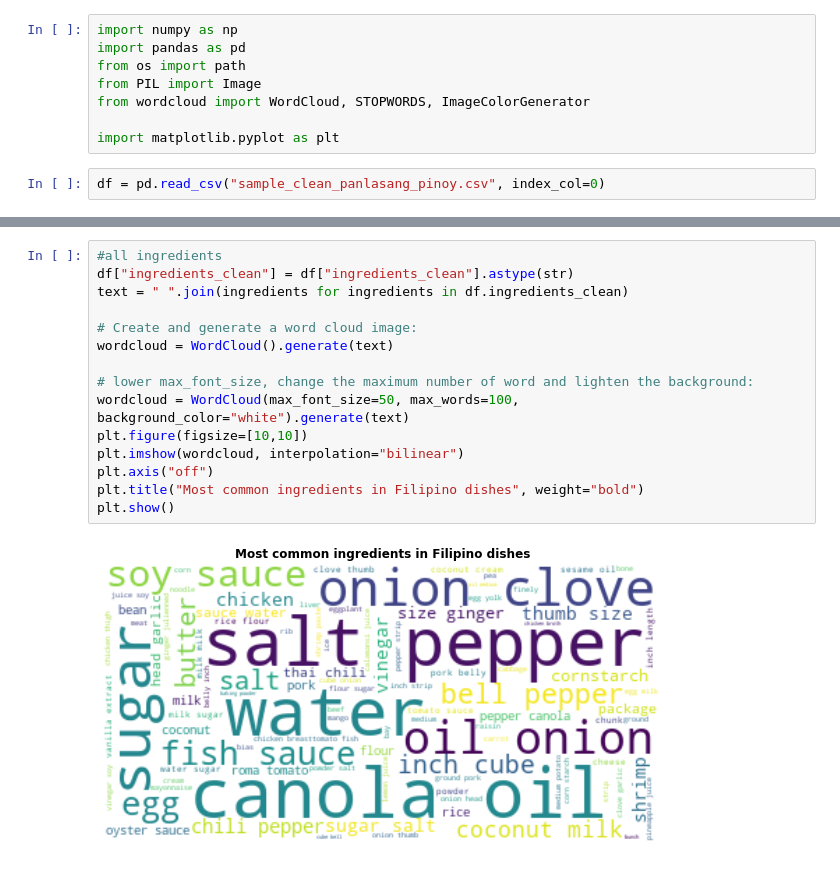
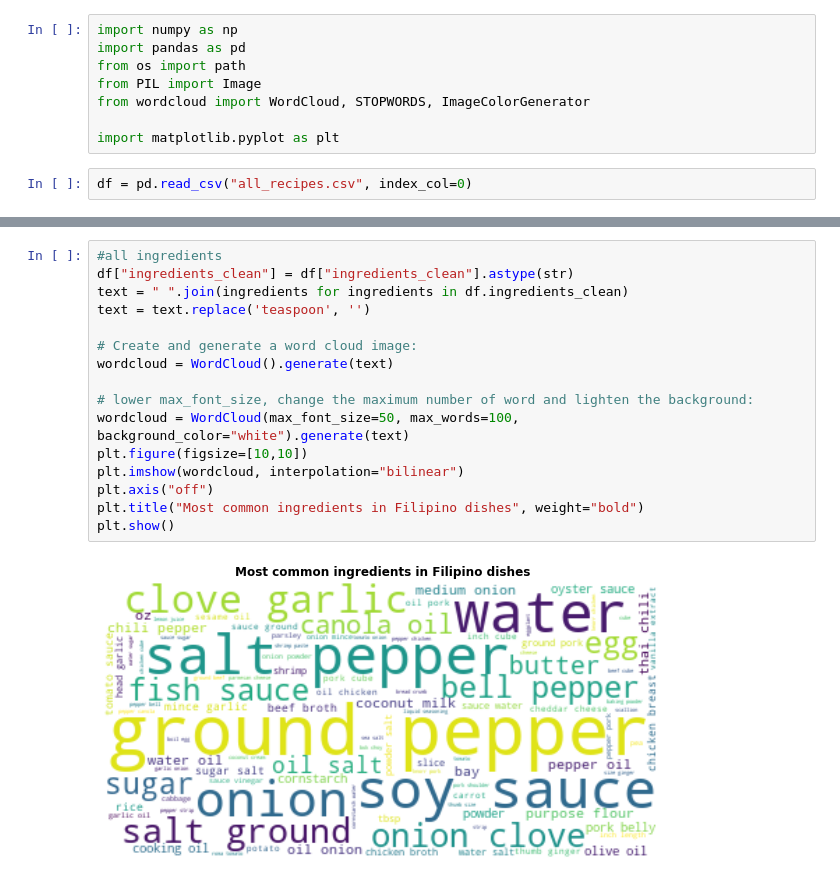
Before and after one commit to emersonnuqui/sprint-4-group-4, a Jupyter notebook: EDA/Recipe Wordcloud.ipynb, the cells around one changed output, grey strips where cells are left out. Saved outputs shown, nothing was run; the diff lists cells and outputs as text.

```diff
--- a/EDA/Recipe Wordcloud.ipynb
+++ b/EDA/Recipe Wordcloud.ipynb
@@ -7,7 +7,7 @@ from wordcloud import WordCloud, STOPWORDS, ImageColorGenerator
 
 import matplotlib.pyplot as plt
 # %%
-df = pd.read_csv("sample_clean_panlasang_pinoy.csv", index_col=0)
+df = pd.read_csv("all_recipes.csv", index_col=0)
 # %%
 df.shape
 # %% [output]
@@ -24,18 +24,19 @@ df.head()
 # %%
 #all ingredients
 df["ingredients_clean"] = df["ingredients_clean"].astype(str)
 text = " ".join(ingredients for ingredients in df.ingredients_clean)
+text = text.replace('teaspoon', '')
 
 # Create and generate a word cloud image:
 wordcloud = WordCloud().generate(text)
 
 # lower max_font_size, change the maximum number of word and lighten the background:
 wordcloud = WordCloud(max_font_size=50, max_words=100, background_color="white").generate(text)
 plt.figure(figsize=[10,10])
 plt.imshow(wordcloud, interpolation="bilinear")
 plt.axis("off")
 plt.title("Most common ingredients in Filipino dishes", weight="bold")
 plt.show()
 # %% [output]
-[figure, old version]
+[figure, new version]
 # %%
```
Also changed, not shown: parts of 12 cells of this notebook.
